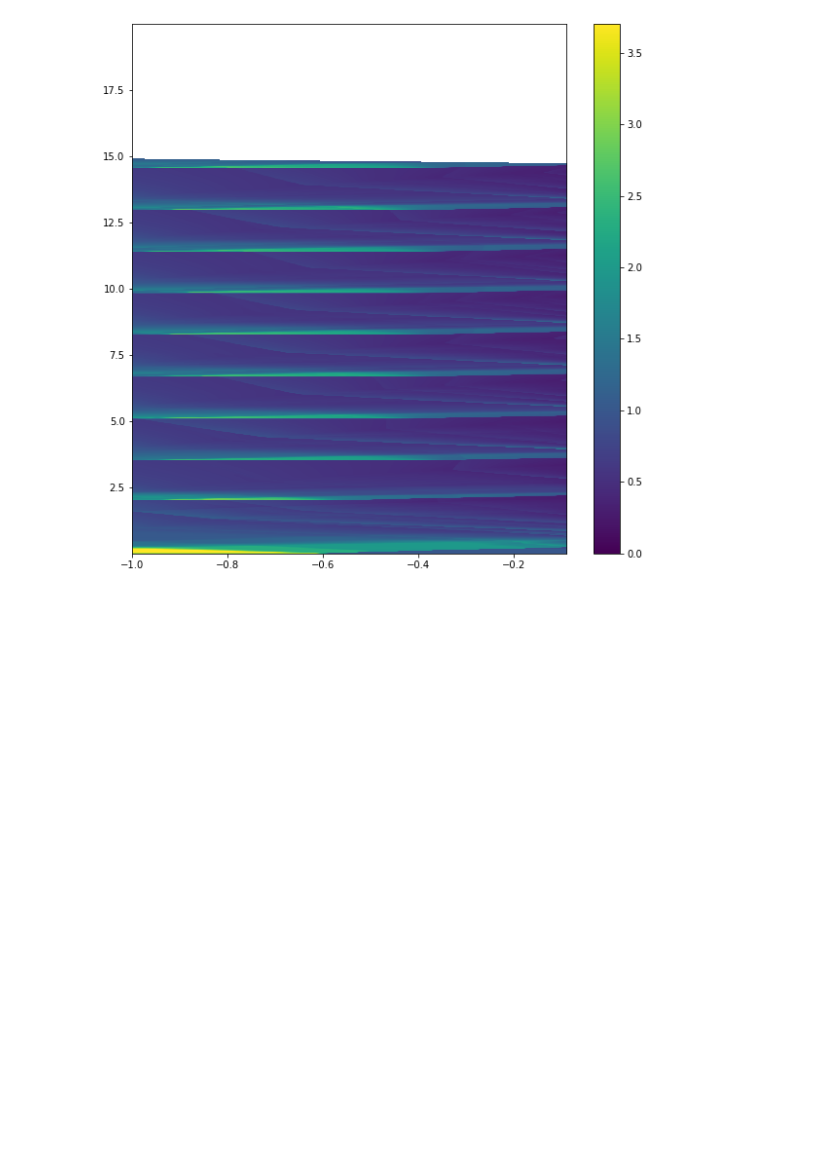
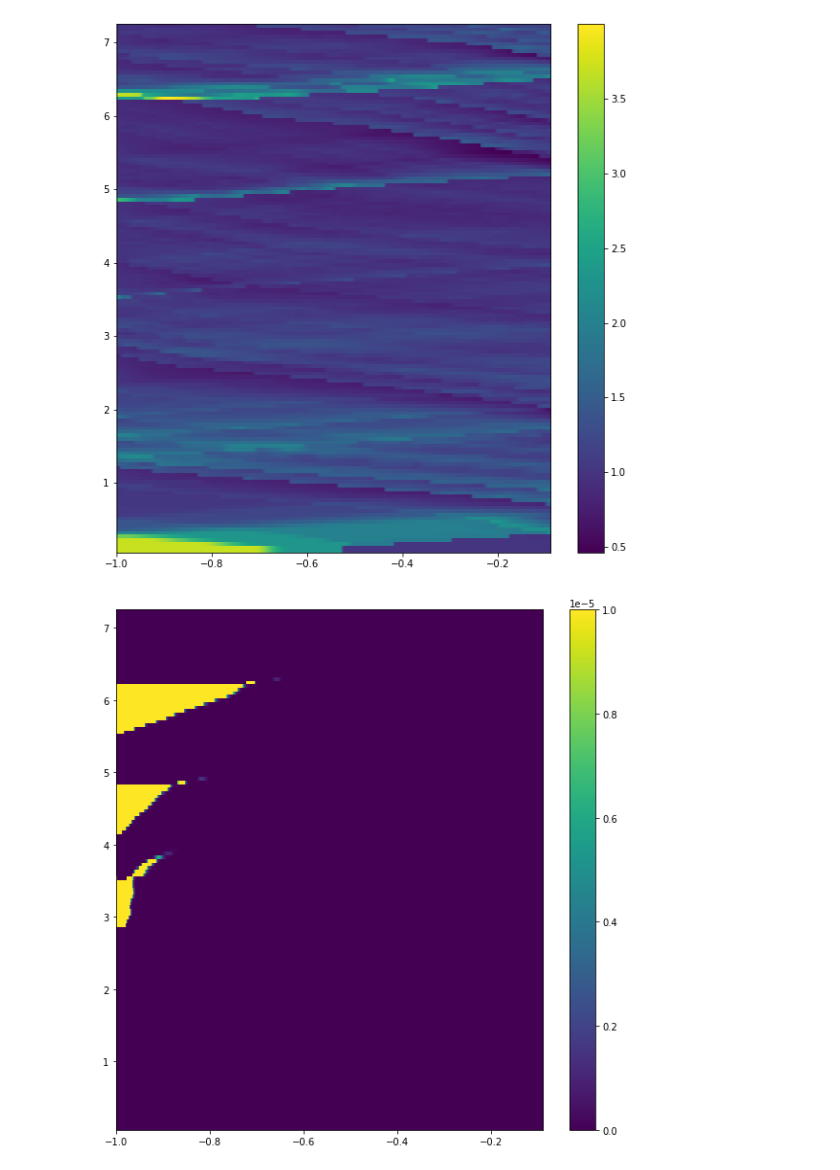
Before and after one commit to maikel/FiniteVolumeSolver, a Jupyter notebook: extra/SEC_Plenum/Tube.ipynb, the cells around one changed output. Cells and saved outputs as stored; diff of their text form; code cells hidden in the pictures; blank space fills up the shorter version.

```diff
--- a/extra/SEC_Plenum/Tube.ipynb
+++ b/extra/SEC_Plenum/Tube.ipynb
@@ -25,6 +25,7 @@ output_dir = '/srv/public/Maikel/FiniteVolumeSolver/build_2D-Release/SEC_Plenum_
 dirs = os.listdir(output_dir)
 plotfiles = ['{}/{}'.format(output_dir, plt) for plt in dirs]
 list.sort(plotfiles)
+plotfiles = plotfiles[::5]
 # plotfiles = plotfiles[0:2]
 ds = yt.load(plotfiles[1])
 
@@ -32,6 +33,8 @@ print(ds.index.grids[0])
 
 ad = ds.all_data()
 p = KlebeRichtigZusammen(ad, 'Pressure')
+F = KlebeRichtigZusammen(ad, 'Species_0')
+FR = KlebeRichtigZusammen(ad, 'Species_1')
 
 nx = p.shape[0]
 ny = len(plotfiles)
@@ -41,15 +44,21 @@ x0 = ad.index.grids[0].LeftEdge[0]
 xEnd = ad.index.grids[-1].RightEdge[0]
 ts = np.zeros((ny,1))
 ts[0] = ds.current_time
-imdata = np.zeros(shape=(nx, ny))
-imdata[:,0] = p
+imdata = np.zeros(shape=(nx, ny, 3))
+imdata[:,0, 0] = p
+imdata[:,0, 1] = F
+imdata[:,0, 2] = FR
 
 for i in range(1,ny):
   PrintProgress(i, plotfiles)
   ds = yt.load(plotfiles[i])
   ad = ds.all_data()
   p = KlebeRichtigZusammen(ad, 'Pressure')
-  imdata[:,i] = p
+  F = KlebeRichtigZusammen(ad, 'Species_0')
+  FR = KlebeRichtigZusammen(ad, 'Species_1')
+  imdata[:,i,0] = p
+  imdata[:,i,1] = F
+  imdata[:,i,2] = FR
   ts[i] = ds.current_time
 # %% [output]
 BoxlibGrid_0000
@@ -72,10 +81,21 @@ BoxlibGrid_0000
 # %%
 import matplotlib.pyplot as plt
 
 #plt.plot(imdata[:,1])
 f = plt.figure(figsize=(10, 10))
-im = plt.imshow(imdata.T, origin='lower', interpolation='none', extent=(x0, xEnd, ts[0], ts[-1]), aspect='auto')
+im = plt.imshow(imdata[:,:,0].T, origin='lower', interpolation='none', extent=(x0, xEnd, ts[0], ts[-1]), aspect='auto')
 plt.colorbar(im)
 plt.show()
+
+f = plt.figure(figsize=(10, 10))
+im = plt.imshow(imdata[:,:,1].T, vmin=0.0, vmax=1e-5, origin='lower', interpolation='none', extent=(x0, xEnd, ts[0], ts[-1]), aspect='auto')
+plt.colorbar(im)
+plt.show()
+
+f = plt.figure(figsize=(10, 10))
+im = plt.imshow(imdata[:,:,2].T, vmin=0.0, vmax=1e-5, origin='lower', interpolation='none', extent=(x0, xEnd, ts[0], ts[-1]), aspect='auto')
+plt.colorbar(im)
+plt.show()
 # %% [output]
-[figure, old version]
+[figure, new version]
+[figure, added]
```
Also changed, not shown: parts of 2 cells of this notebook, 10 other files.
